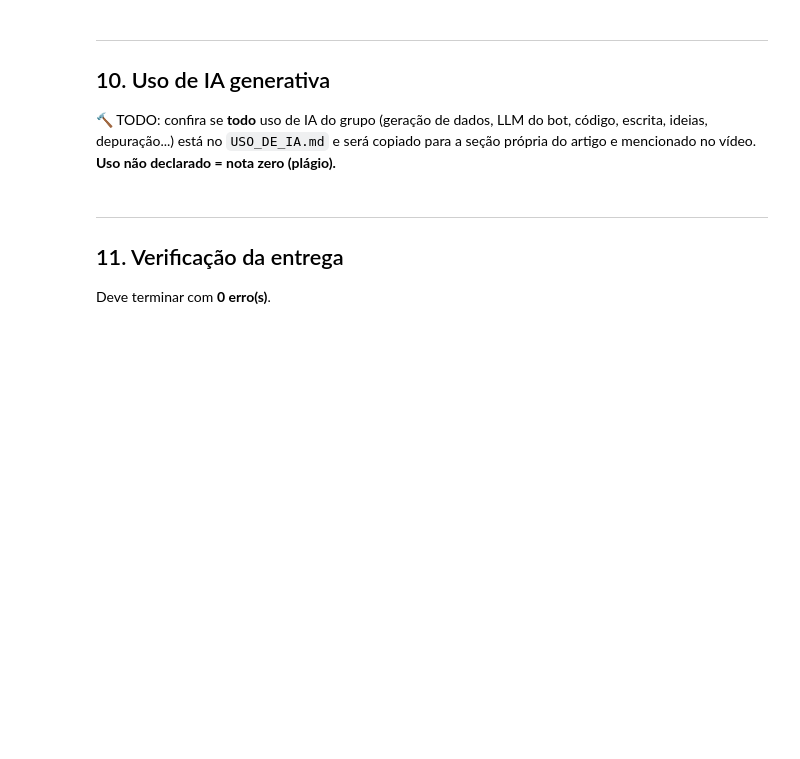
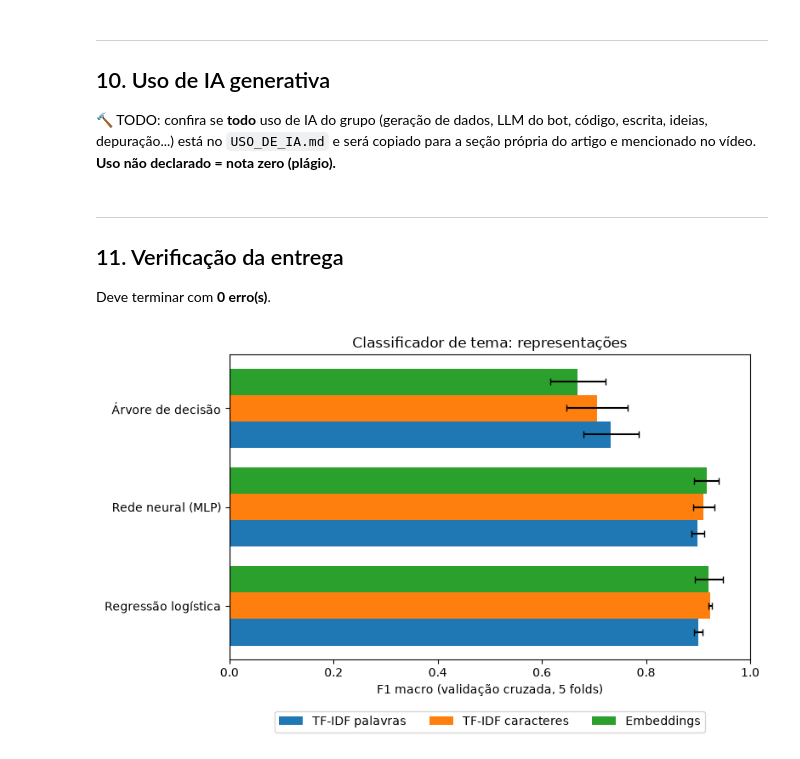
Before and after one commit to bmnogueira-ufms/IA-2026-02-TP-Chatbot, a Jupyter notebook: notebooks/01_trabalho_grupo.ipynb, the cells around one changed output. Drawn from its saved outputs; the diff is of its cells as text; code cells hidden in the pictures; blank space fills up the shorter version.

Commit message:
Adição das celulas independentes
que analisa o idf tf caractere, palavra e o embedding juntos

```diff
--- a/notebooks/01_trabalho_grupo.ipynb
+++ b/notebooks/01_trabalho_grupo.ipynb
@@ -419,3 +419,46 @@ seção própria do artigo e mencionado no vídeo. **Uso não declarado = nota z
 Deve terminar com **0 erro(s)**.
 # %%
 !{sys.executable} scripts/verificar_entrega.py
+# %%
+# --- CÉLULA ISOLADA: comparação exploratória das representações (classificador de tema) ---
+# Não altera REPRESENTACOES, tab_escopo nem salva arquivos.
+import numpy as np
+import matplotlib.pyplot as plt
+from sklearn.pipeline import Pipeline
+from sklearn.model_selection import cross_validate
+from chatbot.representacoes import EmbeddingsSentenca
+
+# só frases do domínio (sem chitchat e fora_dominio)
+_dom = treino[treino["escopo"] == "dominio"]
+
+_reps = dict(REPRESENTACOES)          # cópia: TF-IDF palavras + caracteres
+_reps["Embeddings"] = EmbeddingsSentenca
+
+_res = {}
+for _nome_rep, _rep in _reps.items():
+    for _nome_clf, _clf in CLASSIFICADORES.items():
+        _pipe = Pipeline([("vetorizador", _rep()), ("classificador", _clf())])
+        _r = cross_validate(_pipe, _dom["texto"], _dom["intencao"],
+                            cv=cv, scoring=["f1_macro"], n_jobs=1)
+        _res[(_nome_rep, _nome_clf)] = (_r["test_f1_macro"].mean(), _r["test_f1_macro"].std())
+
+_clfs = list(CLASSIFICADORES.keys())
+_n = len(_reps)
+_h = 0.8 / _n
+_y = np.arange(len(_clfs))
+
+fig, ax = plt.subplots(figsize=(8, 5))
+for i, _nome_rep in enumerate(_reps):
+    _m = [_res[(_nome_rep, c)][0] for c in _clfs]
+    _d = [_res[(_nome_rep, c)][1] for c in _clfs]
+    ax.barh(_y + (i - (_n - 1) / 2) * _h, _m, height=_h, xerr=_d, capsize=3, label=_nome_rep)
+ax.set_yticks(_y)
+ax.set_yticklabels(_clfs)
+ax.set_xlim(0, 1)
+ax.set_xlabel("F1 macro (validação cruzada, 5 folds)")
+ax.set_title("Classificador de tema: representações")
+ax.legend(loc="upper center", bbox_to_anchor=(0.5, -0.15), ncol=_n)
+plt.tight_layout()
+plt.show()   # sem savefig
+# %% [output]
+[figure, added]
```
Also changed, not shown: parts of 1 cell of this notebook.
